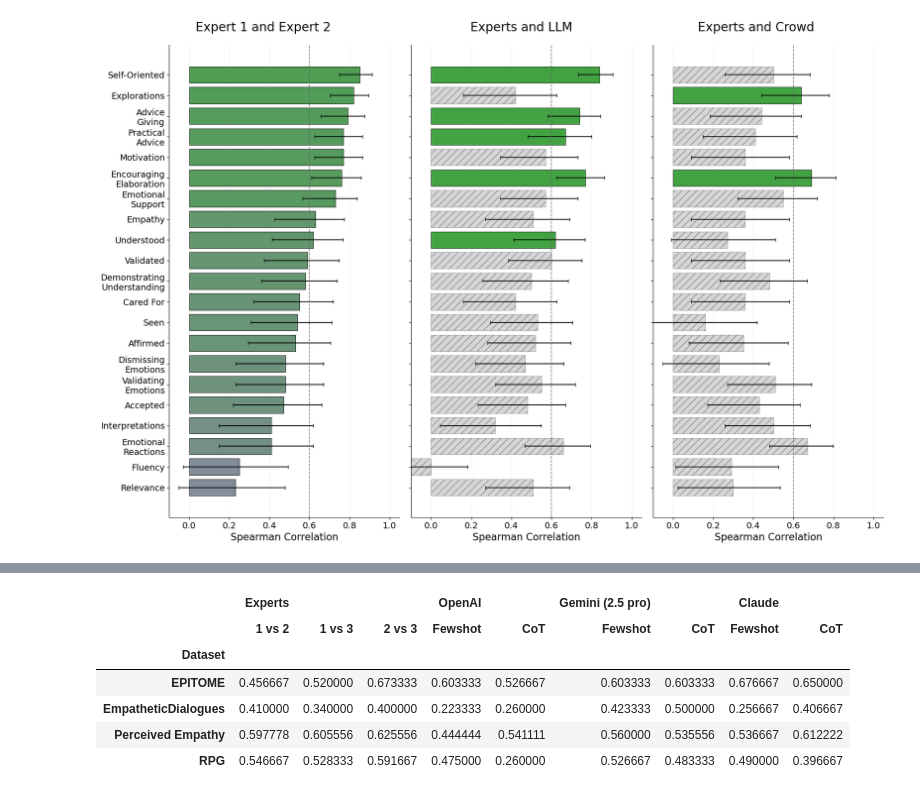
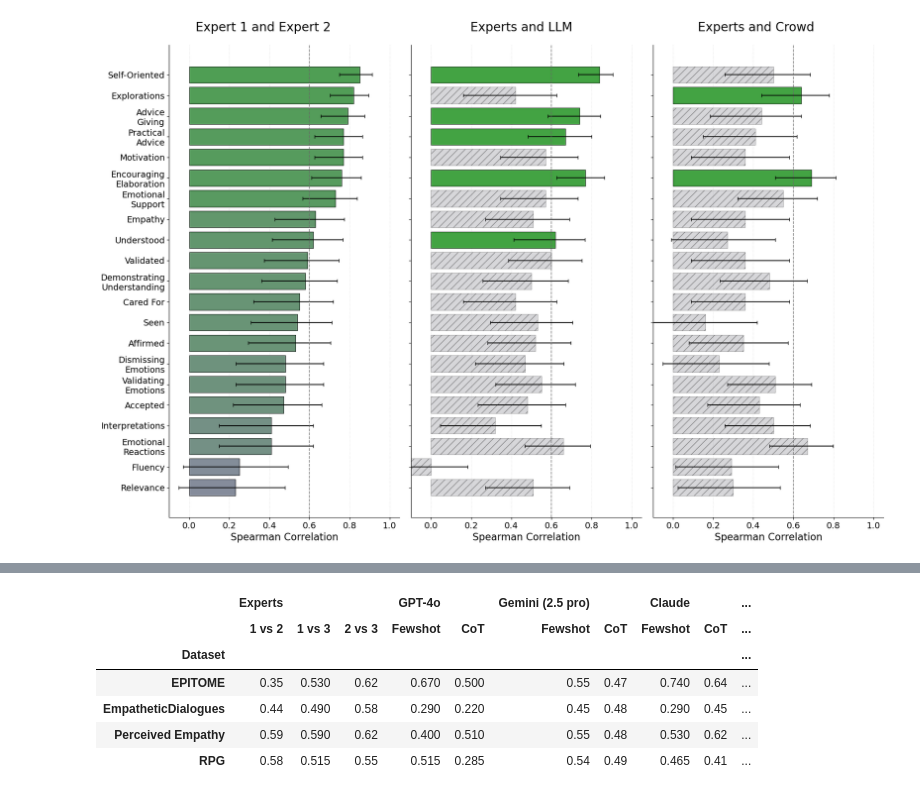
Before and after one commit to Fai-Poungpeth/evaluating-elements-of-empathic-communication, a Jupyter notebook: analysis.ipynb, the cells around one changed output, grey strips where cells are left out. Drawn from its saved outputs; the diff is of its cells as text; code cells hidden in the pictures.

```diff
--- a/analysis.ipynb
+++ b/analysis.ipynb
@@ -1562,12 +1705,14 @@ columns = [
     ('Experts', '1 vs 2'),
     ('Experts', '1 vs 3'),
     ('Experts', '2 vs 3'),
-    ('OpenAI', 'Fewshot'),
-    ('OpenAI', 'CoT'),
+    ('GPT-4o', 'Fewshot'),
+    ('GPT-4o', 'CoT'),
     ('Gemini (2.5 pro)', 'Fewshot'),
     ('Gemini (2.5 pro)', 'CoT'),
     ('Claude', 'Fewshot'),
-    ('Claude', 'CoT')
+    ('Claude', 'CoT'),
+    ('Expert & Crowd', ''),
+    ('Crowd & LLM', '')
 ]
 
 multi_columns = pd.MultiIndex.from_tuples(columns)
@@ -1582,12 +1727,14 @@ df[('Experts', '1 vs 2')] = rpg_fewshot_corr['Experts 1 & 2 Weighted Cohen\'s Ka
 df[('Experts', '1 vs 3')] = rpg_fewshot_corr['Experts 1 & 3 Weighted Cohen\'s Kappa']
 df[('Experts', '2 vs 3')] = rpg_fewshot_corr['Experts 2 & 3 Weighted Cohen\'s Kappa']
 
-df[('OpenAI', 'Fewshot')] = rpg_fewshot_corr['GPT 4o Weighted Cohen\'s Kappa']
-df[('OpenAI', 'CoT')] = rpg_cot_corr['GPT 4o Weighted Cohen\'s Kappa']
+df[('GPT-4o', 'Fewshot')] = rpg_fewshot_corr['GPT 4o Weighted Cohen\'s Kappa']
+df[('GPT-4o', 'CoT')] = rpg_cot_corr['GPT 4o Weighted Cohen\'s Kappa']
 df[('Gemini (2.5 pro)', 'Fewshot')] = rpg_fewshot_corr['Gemini 2.5 Pro Weighted Cohen\'s Kappa']
 df[('Gemini (2.5 pro)', 'CoT')] = rpg_cot_corr['Gemini 2.5 Pro Weighted Cohen\'s Kappa']
 df[('Claude', 'Fewshot')] = rpg_fewshot_corr['Claude Weighted Cohen\'s Kappa']
 df[('Claude', 'CoT')] = rpg_cot_corr['Claude Weighted Cohen\'s Kappa']
+df[('Expert & Crowd', '')] = rpg_cot_corr['Experts & Crowd Weighted Cohen\'s Kappa']
+df[('Crowd & LLM', '')] = rpg_cot_corr['Crowd & LLM Weighted Cohen\'s Kappa']
 
 df2 = pd.DataFrame([
     ['EPITOME'] * len(epitome_corr)
@@ -1598,12 +1745,14 @@ df2['Dimension'] = epitome_corr['Dimension']
 df2[('Experts', '1 vs 2')] = epitome_corr['Experts 1 & 2 Weighted Cohen\'s Kappa']
 df2[('Experts', '1 vs 3')] = epitome_corr['Experts 1 & 3 Weighted Cohen\'s Kappa']
 df2[('Experts', '2 vs 3')] = epitome_corr['Experts 2 & 3 Weighted Cohen\'s Kappa']
-df2[('OpenAI', 'Fewshot')] = epitome_corr['GPT 4o Weighted Cohen\'s Kappa']
-df2[('OpenAI', 'CoT')] = epitome_cot_corr['GPT 4o Weighted Cohen\'s Kappa']
+df2[('GPT-4o', 'Fewshot')] = epitome_corr['GPT 4o Weighted Cohen\'s Kappa']
+df2[('GPT-4o', 'CoT')] = epitome_cot_corr['GPT 4o Weighted Cohen\'s Kappa']
 df2[('Gemini (2.5 pro)', 'Fewshot')] = epitome_corr['Gemini 2.5 Pro Weighted Cohen\'s Kappa']
 df2[('Gemini (2.5 pro)', 'CoT')] = epitome_cot_corr['Gemini 2.5 Pro Weighted Cohen\'s Kappa']
 df2[('Claude', 'Fewshot')] = epitome_corr['Claude Weighted Cohen\'s Kappa']
 df2[('Claude', 'CoT')] = epitome_cot_corr['Claude Weighted Cohen\'s Kappa']
+df2[('Expert & Crowd', '')] = epitome_cot_corr['Experts & Crowd Weighted Cohen\'s Kappa']
+df2[('Crowd & LLM', '')] = epitome_cot_corr['Crowd & LLM Weighted Cohen\'s Kappa']
 
 df3 = pd.DataFrame([
     ['Perceived Empathy'] * len(perceived_empathy_corr)
@@ -1614,12 +1763,14 @@ df3['Dimension'] = perceived_empathy_corr['Dimension']
 df3[('Experts', '1 vs 2')] = perceived_empathy_corr['Experts 1 & 2 Weighted Cohen\'s Kappa']
 df3[('Experts', '1 vs 3')] = perceived_empathy_corr['Experts 1 & 3 Weighted Cohen\'s Kappa']
 df3[('Experts', '2 vs 3')] = perceived_empathy_corr['Experts 2 & 3 Weighted Cohen\'s Kappa']
-df3[('OpenAI', 'Fewshot')] = perceived_empathy_corr['GPT 4o Weighted Cohen\'s Kappa']
-df3[('OpenAI', 'CoT')] = perceived_empathy_cot_corr['GPT 4o Weighted Cohen\'s Kappa']
+df3[('GPT-4o', 'Fewshot')] = perceived_empathy_corr['GPT 4o Weighted Cohen\'s Kappa']
+df3[('GPT-4o', 'CoT')] = perceived_empathy_cot_corr['GPT 4o Weighted Cohen\'s Kappa']
 df3[('Gemini (2.5 pro)', 'Fewshot')] = perceived_empathy_corr['Gemini 2.5 Pro Weighted Cohen\'s Kappa']
 df3[('Gemini (2.5 pro)', 'CoT')] = perceived_empathy_cot_corr['Gemini 2.5 Pro Weighted Cohen\'s Kappa']
 df3[('Claude', 'Fewshot')] = perceived_empathy_corr['Claude Weighted Cohen\'s Kappa']
 df3[('Claude', 'CoT')] = perceived_empathy_cot_corr['Claude Weighted Cohen\'s Kappa']
+df3[('Expert & Crowd', '')] = perceived_empathy_cot_corr['Experts & Crowd Weighted Cohen\'s Kappa']
+df3[('Crowd & LLM', '')] = perceived_empathy_cot_corr['Crowd & LLM Weighted Cohen\'s Kappa']
 
 df4 = pd.DataFrame([
     ['EmpatheticDialogues'] * len(empathetic_dialogues_corr)
@@ -1630,12 +1781,14 @@ df4['Dimension'] = empathetic_dialogues_corr['Dimension']
 df4[('Experts', '1 vs 2')] = empathetic_dialogues_corr['Experts 1 & 2 Weighted Cohen\'s Kappa']
 df4[('Experts', '1 vs 3')] = empathetic_dialogues_corr['Experts 1 & 3 Weighted Cohen\'s Kappa']
 df4[('Experts', '2 vs 3')] = empathetic_dialogues_corr['Experts 2 & 3 Weighted Cohen\'s Kappa']
-df4[('OpenAI', 'Fewshot')] = empathetic_dialogues_corr['GPT 4o Weighted Cohen\'s Kappa']
-df4[('OpenAI', 'CoT')] = empathetic_dialogues_cot_corr['GPT 4o Weighted Cohen\'s Kappa']
+df4[('GPT-4o', 'Fewshot')] = empathetic_dialogues_corr['GPT 4o Weighted Cohen\'s Kappa']
+df4[('GPT-4o', 'CoT')] = empathetic_dialogues_cot_corr['GPT 4o Weighted Cohen\'s Kappa']
 df4[('Gemini (2.5 pro)', 'Fewshot')] = empathetic_dialogues_corr['Gemini 2.5 Pro Weighted Cohen\'s Kappa']
 df4[('Gemini (2.5 pro)', 'CoT')] = empathetic_dialogues_cot_corr['Gemini 2.5 Pro Weighted Cohen\'s Kappa']
 df4[('Claude', 'Fewshot')] = empathetic_dialogues_corr['Claude Weighted Cohen\'s Kappa']
 df4[('Claude', 'CoT')] = empathetic_dialogues_cot_corr['Claude Weighted Cohen\'s Kappa']
+df4[('Expert & Crowd', '')] = empathetic_dialogues_cot_corr['Experts & Crowd Weighted Cohen\'s Kappa']
+df4[('Crowd & LLM', '')] = empathetic_dialogues_cot_corr['Crowd & LLM Weighted Cohen\'s Kappa']
 
 combined = pd.concat([df, df2, df3, df4], ignore_index=True)
 combined.columns = multi_columns
@@ -1663,13 +1853,13 @@ combined
 # %%
-combined.groupby('Dataset').mean(numeric_only=True)
+combined.groupby('Dataset').median(numeric_only=True)
 # %% [output]
-|  | Experts |  |  | OpenAI |  | Gemini (2.5 pro) |  | Claude |  |
-|  | 1 vs 2 | 1 vs 3 | 2 vs 3 | Fewshot | CoT | Fewshot | CoT | Fewshot | CoT |
-| Dataset |  |  |  |  |  |  |  |  |  |
-| EPITOME | 0.456667 | 0.520000 | 0.673333 | 0.603333 | 0.526667 | 0.603333 | 0.603333 | 0.676667 | 0.650000 |
-| EmpatheticDialogues | 0.410000 | 0.340000 | 0.400000 | 0.223333 | 0.260000 | 0.423333 | 0.500000 | 0.256667 | 0.406667 |
-| Perceived Empathy | 0.597778 | 0.605556 | 0.625556 | 0.444444 | 0.541111 | 0.560000 | 0.535556 | 0.536667 | 0.612222 |
-| RPG | 0.546667 | 0.528333 | 0.591667 | 0.475000 | 0.260000 | 0.526667 | 0.483333 | 0.490000 | 0.396667 |
+|  | Experts |  |  | GPT-4o |  | Gemini (2.5 pro) |  | Claude |  | ... |
+|  | 1 vs 2 | 1 vs 3 | 2 vs 3 | Fewshot | CoT | Fewshot | CoT | Fewshot | CoT | ... |
+| Dataset |  |  |  |  |  |  |  |  |  | ... |
+| EPITOME | 0.35 | 0.530 | 0.62 | 0.670 | 0.500 | 0.55 | 0.47 | 0.740 | 0.64 | ... |
+| EmpatheticDialogues | 0.44 | 0.490 | 0.58 | 0.290 | 0.220 | 0.45 | 0.48 | 0.290 | 0.45 | ... |
+| Perceived Empathy | 0.59 | 0.590 | 0.62 | 0.400 | 0.510 | 0.55 | 0.48 | 0.530 | 0.62 | ... |
+| RPG | 0.58 | 0.515 | 0.55 | 0.515 | 0.285 | 0.54 | 0.49 | 0.465 | 0.41 | ... |
 # %%
 import seaborn as sns
 import matplotlib.pyplot as plt
```
Also changed, not shown: parts of 32 cells of this notebook.
